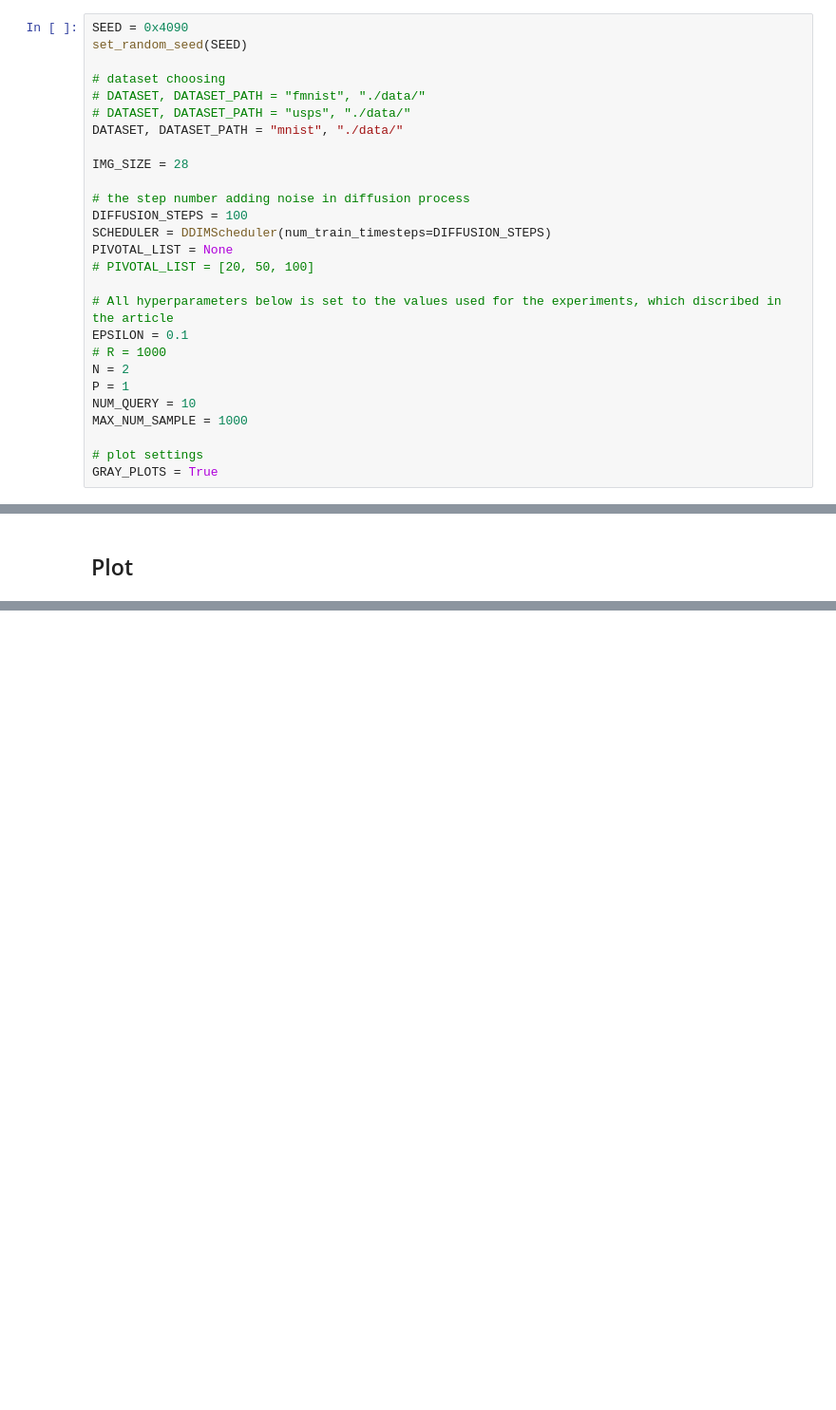
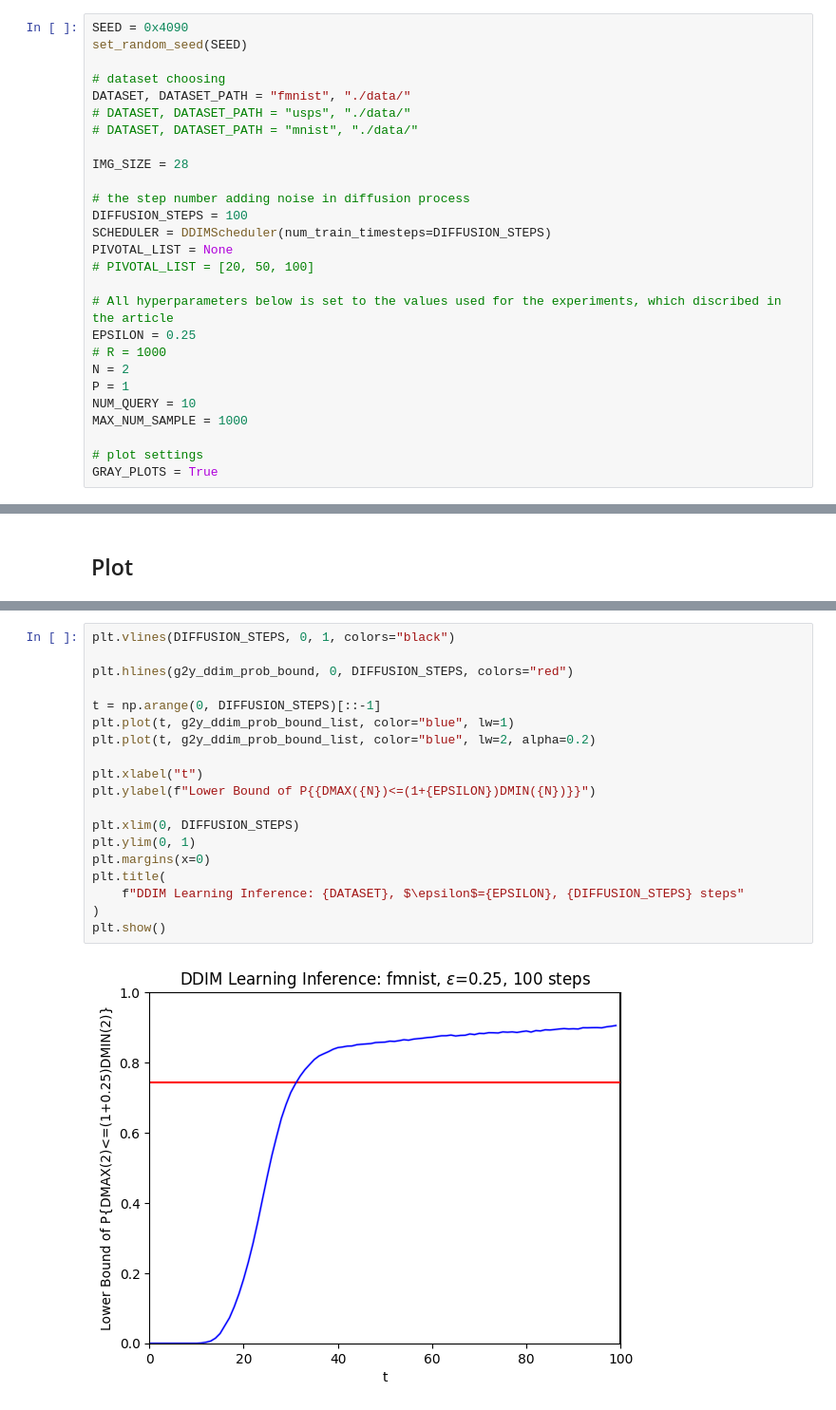
Before and after one commit to ZephyrZhang3/asymot, a Jupyter notebook: diffusion_gen.ipynb, the cells around one changed output, grey strips where cells are left out. Shown: that part at 95% size. Drawn from its saved outputs; the diff is of its cells as text; blank space fills up the shorter version.

```diff
--- a/diffusion_gen.ipynb
+++ b/diffusion_gen.ipynb
@@ -30,9 +30,9 @@ SEED = 0x4090
 set_random_seed(SEED)
 
 # dataset choosing
-# DATASET, DATASET_PATH = "fmnist", "./data/"
+DATASET, DATASET_PATH = "fmnist", "./data/"
 # DATASET, DATASET_PATH = "usps", "./data/"
-DATASET, DATASET_PATH = "mnist", "./data/"
+# DATASET, DATASET_PATH = "mnist", "./data/"
 
 IMG_SIZE = 28
 
@@ -43,7 +43,7 @@ PIVOTAL_LIST = None
 # PIVOTAL_LIST = [20, 50, 100]
 
 # All hyperparameters below is set to the values used for the experiments, which discribed in the article
-EPSILON = 0.1
+EPSILON = 0.25
 # R = 1000
 N = 2
 P = 1
@@ -343,0 +340,21 @@ plt.show()
+# %%
+plt.vlines(DIFFUSION_STEPS, 0, 1, colors="black")
+
+plt.hlines(g2y_ddim_prob_bound, 0, DIFFUSION_STEPS, colors="red")
+
+t = np.arange(0, DIFFUSION_STEPS)[::-1]
+plt.plot(t, g2y_ddim_prob_bound_list, color="blue", lw=1)
+plt.plot(t, g2y_ddim_prob_bound_list, color="blue", lw=2, alpha=0.2)
+
+plt.xlabel("t")
+plt.ylabel(f"Lower Bound of P{{DMAX({N})<=(1+{EPSILON})DMIN({N})}}")
+
+plt.xlim(0, DIFFUSION_STEPS)
+plt.ylim(0, 1)
+plt.margins(x=0)
+plt.title(
+    f"DDIM Learning Inference: {DATASET}, $\epsilon$={EPSILON}, {DIFFUSION_STEPS} steps"
+)
+plt.show()
+# %% [output]
+[figure, added]
```
Also changed, not shown: parts of 8 cells of this notebook, 5 other files.
